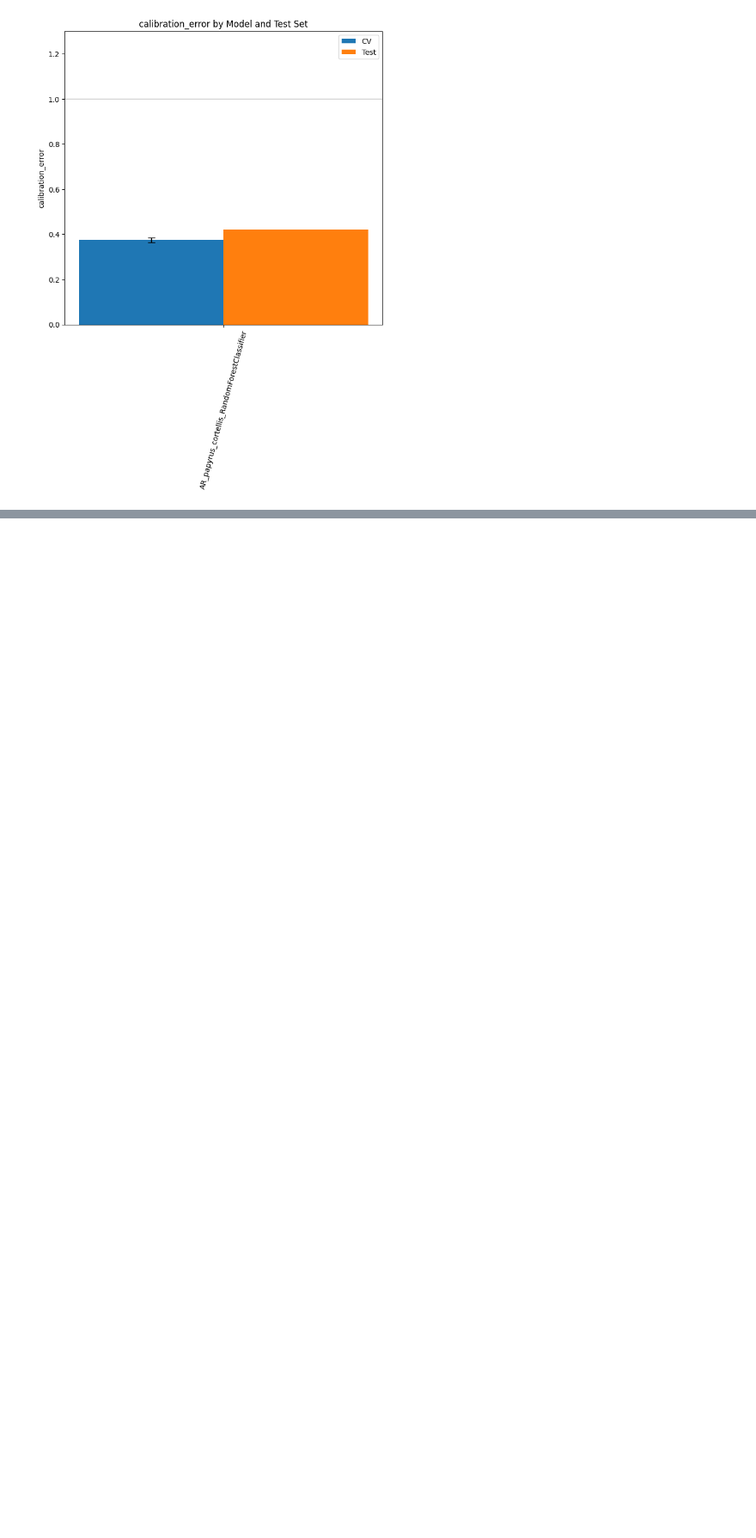
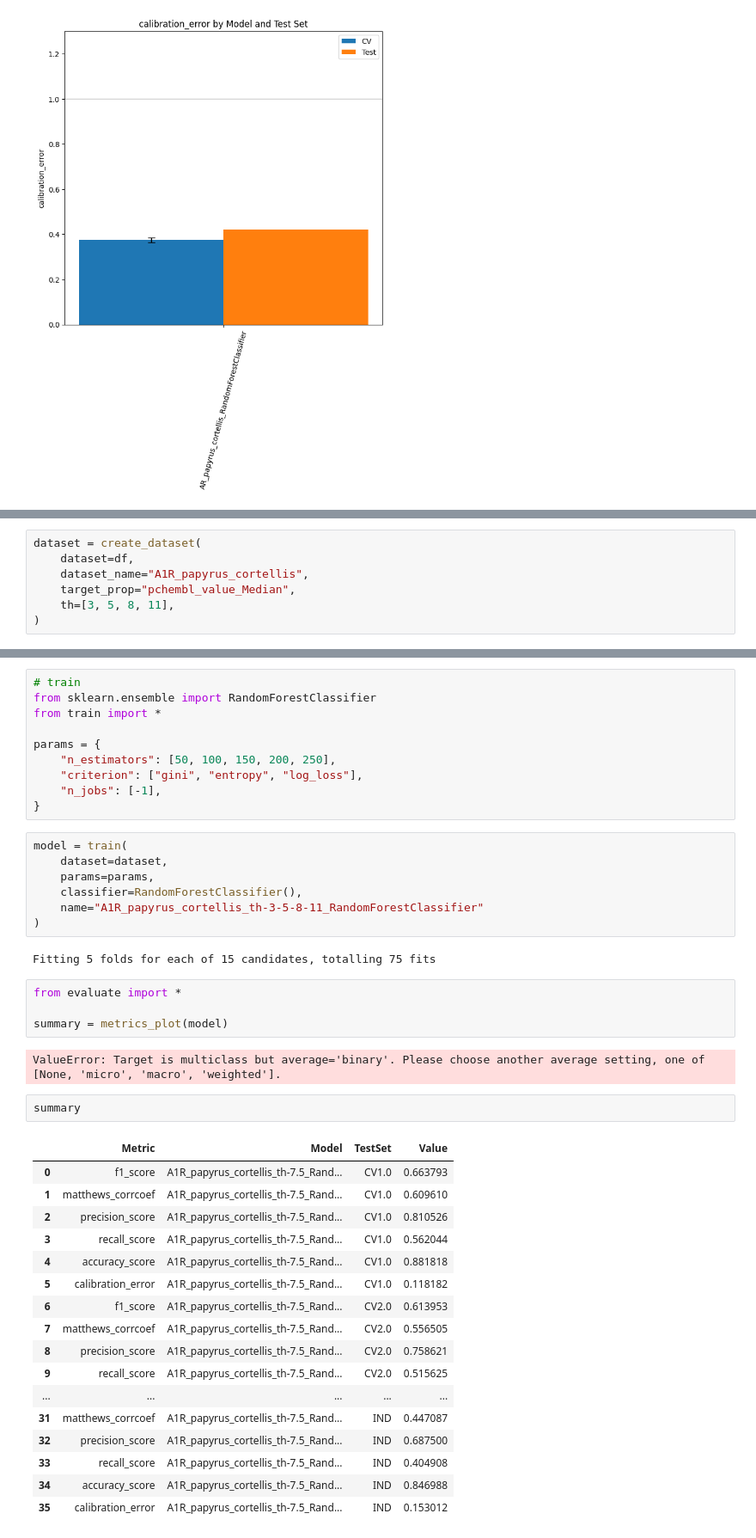
Before and after one commit to trandinhnguyen/drug_design, a Jupyter notebook: qsar_ar_cortellis_papyrus.ipynb, the cells around one changed output, grey strips where cells are left out. Shown: that part at 86% size. Drawn from its saved outputs; the diff is of its cells as text; blank space fills up the shorter version.

```diff
--- a/qsar_ar_cortellis_papyrus.ipynb
+++ b/qsar_ar_cortellis_papyrus.ipynb
@@ -227,0 +247,7 @@ get_DDB28K_scores(model, "predicted_DDB28K_papyrus+cortellis_")
+# %%
+dataset = create_dataset(
+    dataset=df,
+    dataset_name="A1R_papyrus_cortellis",
+    target_prop="pchembl_value_Median",
+    th=[3, 5, 8, 11],
+)
@@ -227,0 +274,45 @@ get_DDB28K_scores(model, "predicted_DDB28K_papyrus+cortellis_")
+# %%
+# train
+from sklearn.ensemble import RandomForestClassifier
+from train import *
+
+params = {
+    "n_estimators": [50, 100, 150, 200, 250],
+    "criterion": ["gini", "entropy", "log_loss"],
+    "n_jobs": [-1],
+}
+# %%
+model = train(
+    dataset=dataset,
+    params=params,
+    classifier=RandomForestClassifier(),
+    name="A1R_papyrus_cortellis_th-3-5-8-11_RandomForestClassifier"
+)
+# %% [output]
+Fitting 5 folds for each of 15 candidates, totalling 75 fits
+# %%
+from evaluate import *
+
+summary = metrics_plot(model)
+# %% [output]
+ValueError: Target is multiclass but average='binary'. Please choose another average setting, one of [None, 'micro', 'macro', 'weighted'].
+# %%
+summary
+# %% [output]
+|  | Metric | Model | TestSet | Value |
+| 0 | f1_score | A1R_papyrus_cortellis_th-7.5_Rand... | CV1.0 | 0.663793 |
+| 1 | matthews_corrcoef | A1R_papyrus_cortellis_th-7.5_Rand... | CV1.0 | 0.609610 |
+| 2 | precision_score | A1R_papyrus_cortellis_th-7.5_Rand... | CV1.0 | 0.810526 |
+| 3 | recall_score | A1R_papyrus_cortellis_th-7.5_Rand... | CV1.0 | 0.562044 |
+| 4 | accuracy_score | A1R_papyrus_cortellis_th-7.5_Rand... | CV1.0 | 0.881818 |
+| 5 | calibration_error | A1R_papyrus_cortellis_th-7.5_Rand... | CV1.0 | 0.118182 |
+| 6 | f1_score | A1R_papyrus_cortellis_th-7.5_Rand... | CV2.0 | 0.613953 |
+| 7 | matthews_corrcoef | A1R_papyrus_cortellis_th-7.5_Rand... | CV2.0 | 0.556505 |
+| 8 | precision_score | A1R_papyrus_cortellis_th-7.5_Rand... | CV2.0 | 0.758621 |
+| 9 | recall_score | A1R_papyrus_cortellis_th-7.5_Rand... | CV2.0 | 0.515625 |
+| ... | ... | ... | ... | ... |
+| 31 | matthews_corrcoef | A1R_papyrus_cortellis_th-7.5_Rand... | IND | 0.447087 |
+| 32 | precision_score | A1R_papyrus_cortellis_th-7.5_Rand... | IND | 0.687500 |
+| 33 | recall_score | A1R_papyrus_cortellis_th-7.5_Rand... | IND | 0.404908 |
+| 34 | accuracy_score | A1R_papyrus_cortellis_th-7.5_Rand... | IND | 0.846988 |
+| 35 | calibration_error | A1R_papyrus_cortellis_th-7.5_Rand... | IND | 0.153012 |
```
Also changed, not shown: parts of 32 cells of this notebook, 2 other files.
